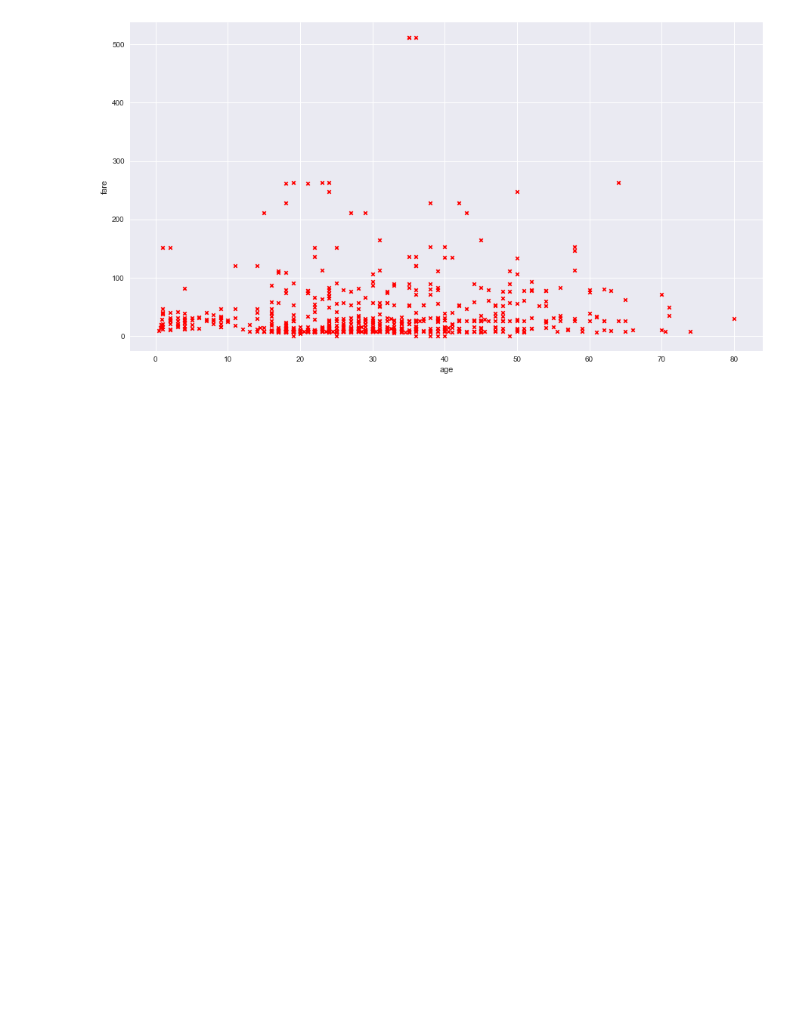
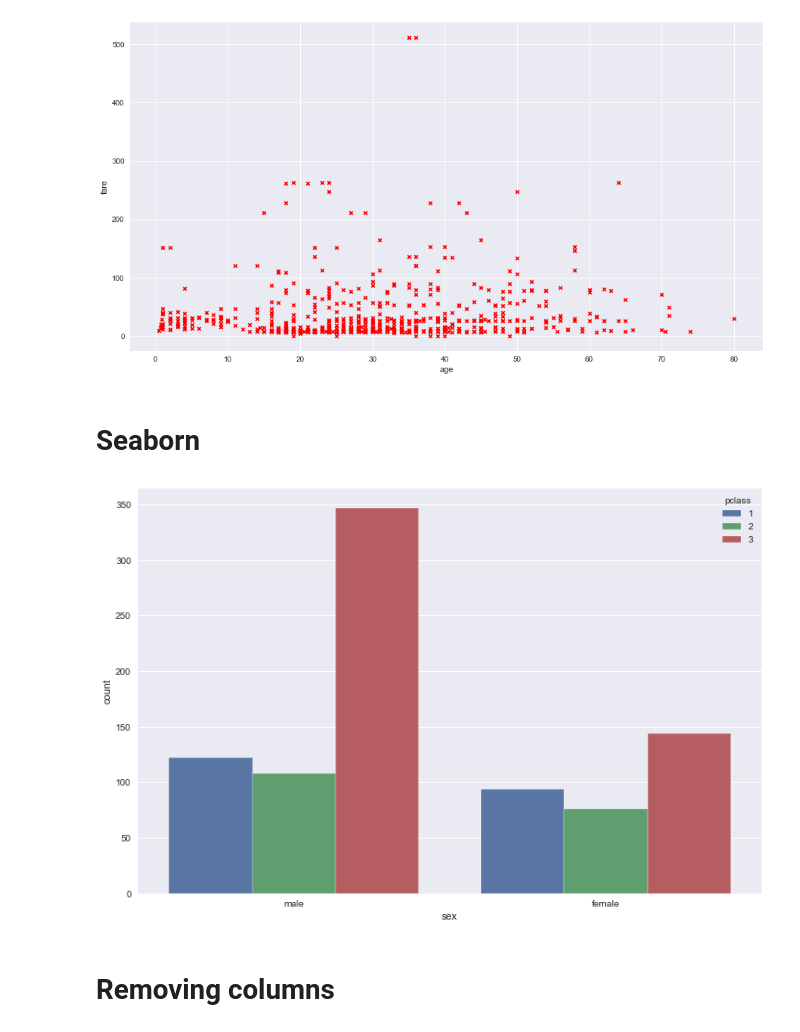
Before and after one commit to davidainslie/binance, a Jupyter notebook: src/numpy-pandas-matplotlib-seaborn.ipynb, the cells around one changed output. Saved outputs shown, nothing was run; the diff lists cells and outputs as text; code cells hidden in the pictures; blank space fills up the shorter version.

Commit message:
Seaborn

```diff
--- a/src/numpy-pandas-matplotlib-seaborn.ipynb
+++ b/src/numpy-pandas-matplotlib-seaborn.ipynb
@@ -1637,3 +1637,5 @@ titanic.plot(kind = "scatter", figsize = (15, 8), x = "age", y = "fare", c = "re
 # %% [output]
 <AxesSubplot:xlabel='age', ylabel='fare'>
 [figure]
+# %% [markdown]
+# Seaborn
@@ -1639,0 +1646,10 @@ titanic.plot(kind = "scatter", figsize = (15, 8), x = "age", y = "fare", c = "re
+# %%
+titanic = pd.read_csv("../course/appendix/Appendix3_Materials/Video_Lectures_NBs/titanic.csv")
+# %%
+plt.figure(figsize = (12, 8))
+sns.countplot(data = titanic, x = "sex", hue = "pclass")
+plt.show()
+# %% [output]
+[figure, added]
+# %% [markdown]
+# Removing columns
```
Also changed, not shown: parts of 13 cells of this notebook, 1 other file.
